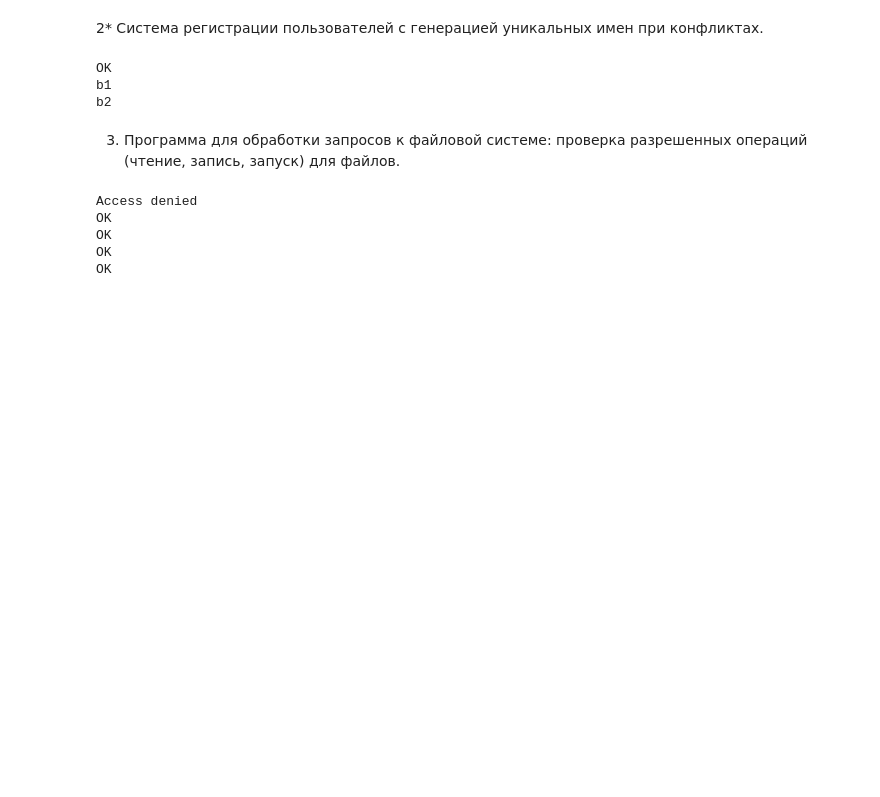
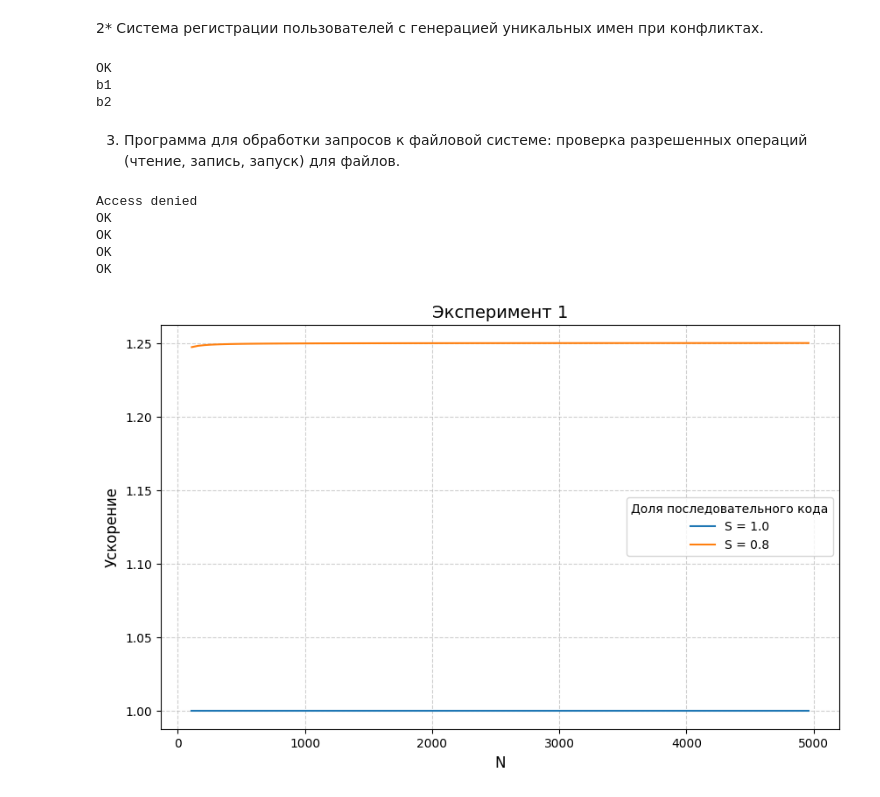
Before and after one commit to hungdev1602/Big-Data-MIREA, a Jupyter notebook: practice1.ipynb, the cells around one changed output. Drawn from its saved outputs; the diff is of its cells as text; code cells hidden in the pictures; blank space fills up the shorter version.

```diff
--- a/practice1.ipynb
+++ b/practice1.ipynb
@@ -261,3 +261,22 @@ OK
 OK
 OK
 OK
+# %%
+import numpy as np
+import matplotlib.pyplot as plt
+def speedup(N, S):
+    return 1 / (S + (1 - S) / N)
+S_values = [1.0, 0.8]
+N0, dN, Nk = 110, 50, 5000
+N = np.arange(N0, Nk + 1, dN)
+plt.figure(figsize=(10, 6))
+for S in S_values:
+    plt.plot(N, speedup(N, S), label=f"S = {S}")
+plt.title("Эксперимент 1", fontsize=14)
+plt.xlabel("N", fontsize=12)
+plt.ylabel("Ускорение", fontsize=12)
+plt.legend(title="Доля последовательного кода")
+plt.grid(True, linestyle="--", alpha=0.6)
+plt.show()
+# %% [output]
+[figure, added]
```
Also changed, not shown: parts of 2 cells of this notebook.
